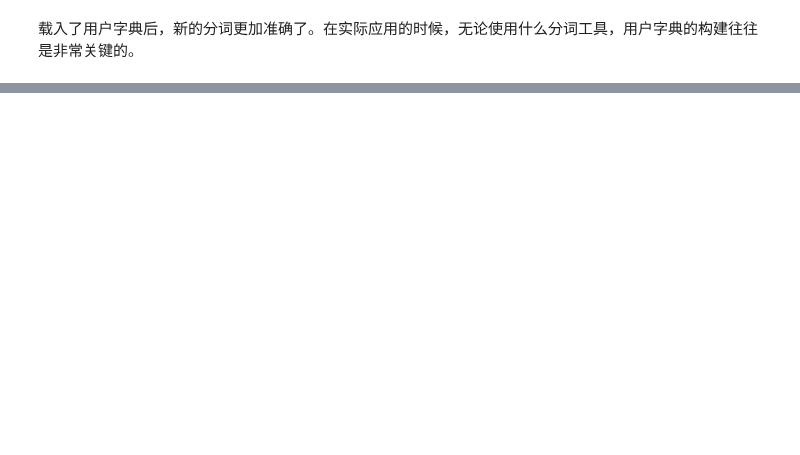
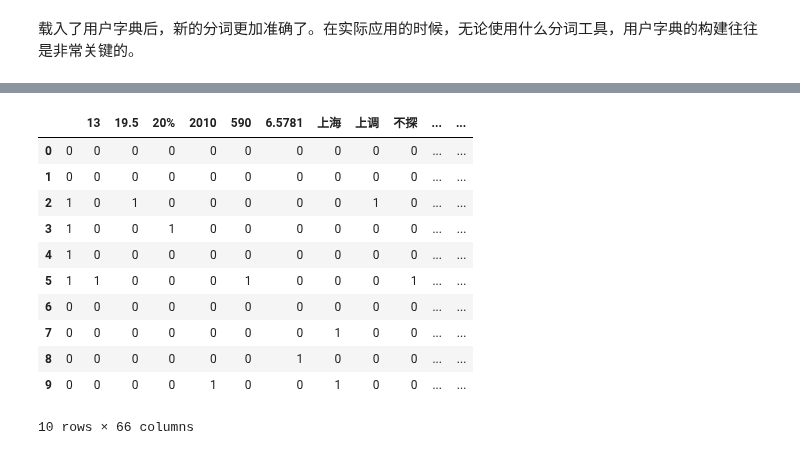
Before and after one commit to sijichun/PythonTutor, a Jupyter notebook: T13_text_analytics.ipynb, the cells around one changed output, grey strips where cells are left out. Saved outputs shown, nothing was run; the diff lists cells and outputs as text; code cells hidden in the pictures; blank space fills up the shorter version.

```diff
--- a/T13_text_analytics.ipynb
+++ b/T13_text_analytics.ipynb
@@ -143,0 +239,6 @@ for t in text_freq:
+# %%
+import pandas as pd
+
+RAW=pd.read_csv("csv/stocknews1.csv")
+RAW['date']=pd.to_datetime(RAW['date'])
+RAW.head(10)
@@ -143,0 +396,12 @@ for t in text_freq:
+# %%
+import jieba
+
+with open('Chinese_cutting/stopword.txt','rt') as f:
+    stoplist=f.readlines()
+    stoplist=[w.replace('\n','') for w in stoplist]
+
+from sklearn.feature_extraction.text import CountVectorizer
+count_vect=CountVectorizer(tokenizer=jieba.cut, stop_words=stoplist, min_df=1)
+bag_words=count_vect.fit_transform(data['title'])
+words_names=count_vect.get_feature_names()
+bag_words
@@ -143,0 +415,16 @@ for t in text_freq:
+# %%
+bag_words_df=pd.DataFrame.sparse.from_spmatrix(bag_words, columns=words_names)
+bag_words_df.head(10)
+# %% [output]
+|  |  | 13 | 19.5 | 20% | 2010 | 590 | 6.5781 | 上海 | 上调 | 不探 | ... | ... |
+| 0 | 0 | 0 | 0 | 0 | 0 | 0 | 0 | 0 | 0 | 0 | ... | ... |
+| 1 | 0 | 0 | 0 | 0 | 0 | 0 | 0 | 0 | 0 | 0 | ... | ... |
+| 2 | 1 | 0 | 1 | 0 | 0 | 0 | 0 | 0 | 1 | 0 | ... | ... |
+| 3 | 1 | 0 | 0 | 1 | 0 | 0 | 0 | 0 | 0 | 0 | ... | ... |
+| 4 | 1 | 0 | 0 | 0 | 0 | 0 | 0 | 0 | 0 | 0 | ... | ... |
+| 5 | 1 | 1 | 0 | 0 | 0 | 1 | 0 | 0 | 0 | 1 | ... | ... |
+| 6 | 0 | 0 | 0 | 0 | 0 | 0 | 0 | 0 | 0 | 0 | ... | ... |
+| 7 | 0 | 0 | 0 | 0 | 0 | 0 | 0 | 1 | 0 | 0 | ... | ... |
+| 8 | 0 | 0 | 0 | 0 | 0 | 0 | 1 | 0 | 0 | 0 | ... | ... |
+| 9 | 0 | 0 | 0 | 0 | 1 | 0 | 0 | 1 | 0 | 0 | ... | ... |
+10 rows × 66 columns
```
Also changed, not shown: parts of 94 cells of this notebook, 10 other files.
